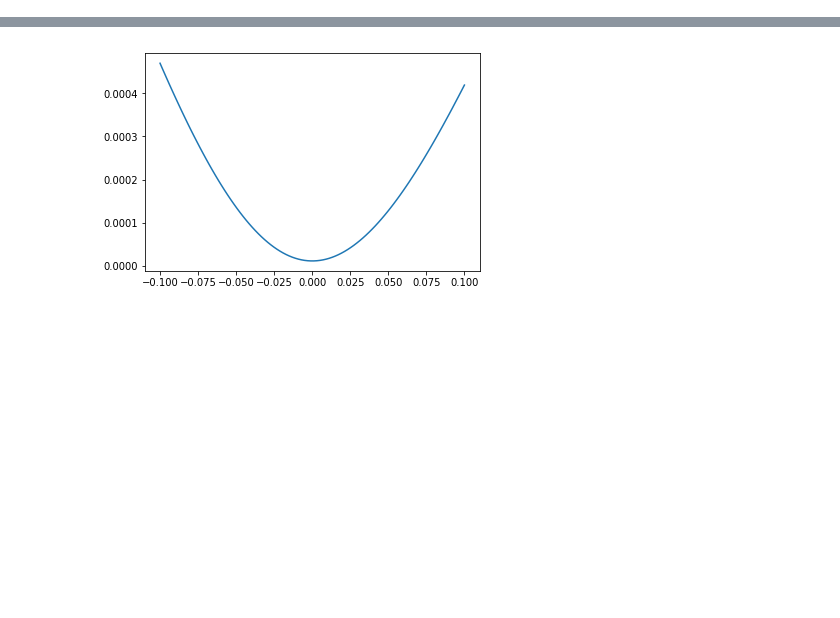
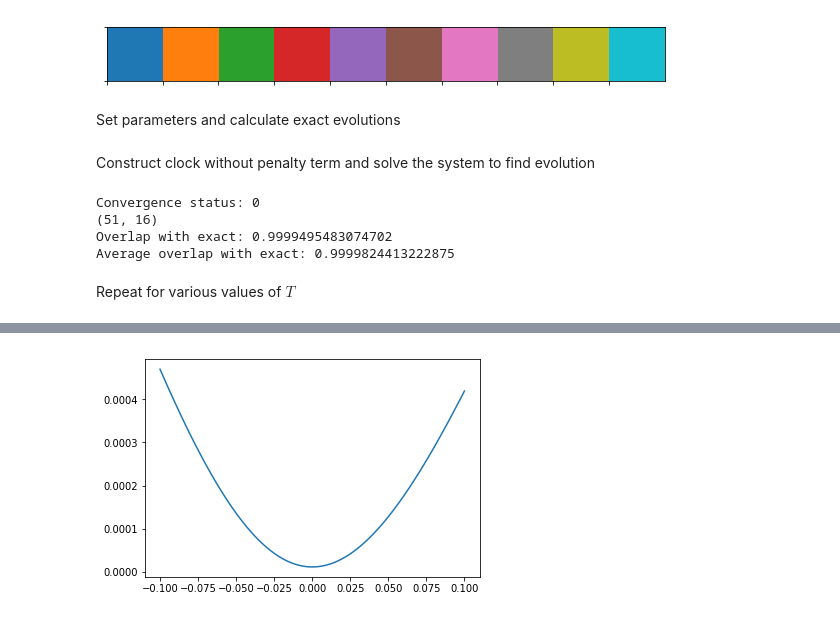
Before and after one commit to stavros11/Time-Evolution, a Jupyter notebook: ed.ipynb, the cells around one changed output, grey strips where cells are left out. Saved outputs shown, nothing was run; the diff lists cells and outputs as text; code cells hidden in the pictures; blank space fills up the shorter version.

```diff
--- a/ed.ipynb
+++ b/ed.ipynb
@@ -7,3 +9,15 @@ import matplotlib.pyplot as plt
+# %%
+matplotlib.rcParams['mathtext.fontset'] = 'cm'
+matplotlib.rcParams['font.family'] = 'STIXGeneral'
+matplotlib.rcParams["font.size"] = 26
+
+cp = sns.color_palette()
+sns.palplot(cp)
+plt.show()
+# %% [output]
+[figure, added]
+# %% [markdown]
+Set parameters and calculate exact evolutions
 # %%
 n_sites = 4
 time_steps = 50
@@ -18,0 +32,16 @@ Psi_exact = exact_state.ravel()
+# %% [markdown]
+Construct clock without penalty term and solve the system to find evolution
+# %%
+clock = ed.construct_sparse_clock(ham, dt, time_steps)
+system_state = ed.solve_evolution_system(clock, exact_state[0], lg.gmres)
+print(system_state.shape)
+
+print("Overlap with exact: {}".format(utils.overlap(exact_state, system_state)))
+print("Average overlap with exact: {}".format(utils.averaged_overlap(exact_state, system_state)))
+# %% [output]
+Convergence status: 0
+(51, 16)
+Overlap with exact: 0.9999495483074702
+Average overlap with exact: 0.9999824413222875
+# %% [markdown]
+Repeat for various values of $T$
```
Also changed, not shown: parts of 17 cells of this notebook, 1 other file.
